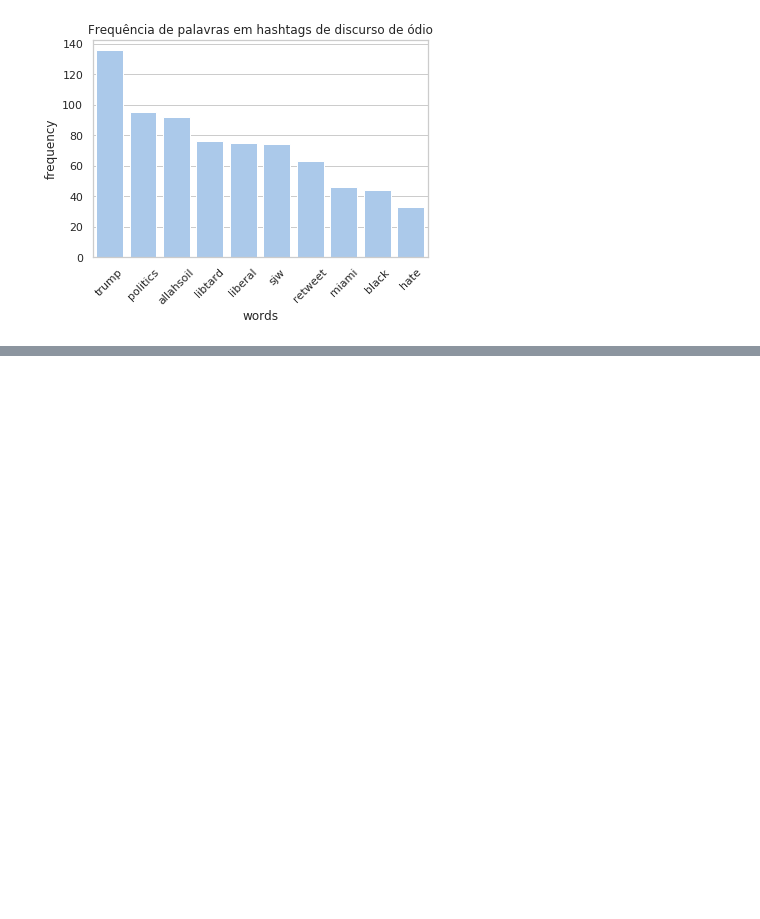
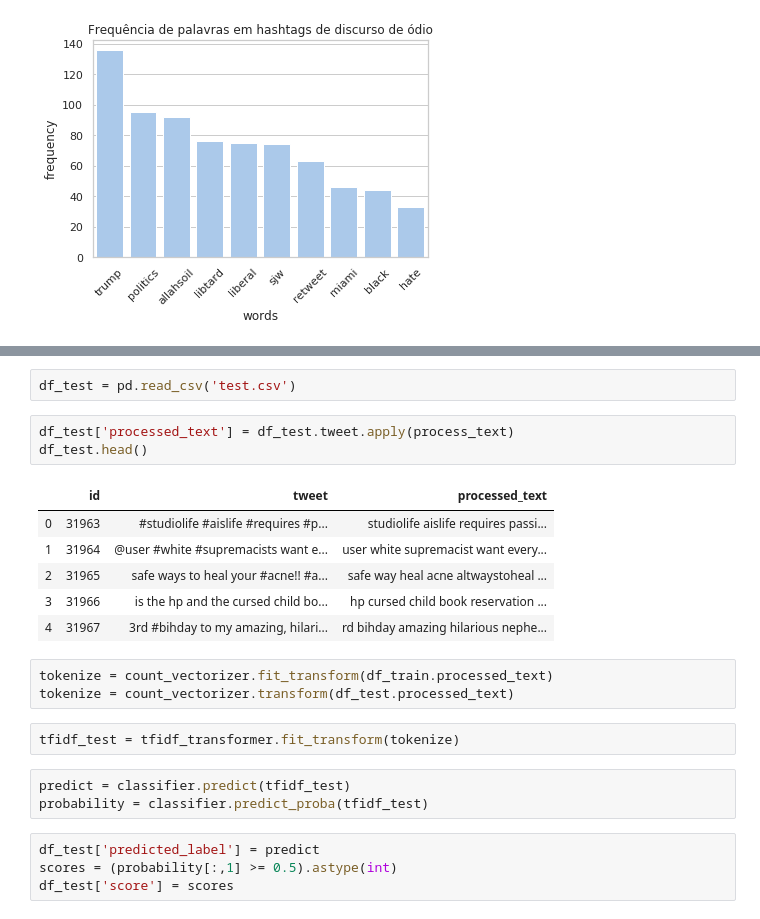
Before and after one commit to lucasdutraf/TwitterSentimentAnalysis, a Jupyter notebook: twitter_sentiment_analysis.ipynb, the cells around one changed output, grey strips where cells are left out. Drawn from its saved outputs; the diff is of its cells as text; blank space fills up the shorter version.

Commit message:
Train test dataset

```diff
--- a/twitter_sentiment_analysis.ipynb
+++ b/twitter_sentiment_analysis.ipynb
@@ -182,0 +199,24 @@ plt.show()
+# %%
+df_test = pd.read_csv('test.csv')
+# %%
+df_test['processed_text'] = df_test.tweet.apply(process_text)
+df_test.head()
+# %% [output]
+|  | id | tweet | processed_text |
+| 0 | 31963 | #studiolife #aislife #requires #p... | studiolife aislife requires passi... |
+| 1 | 31964 | @user #white #supremacists want e... | user white supremacist want every... |
+| 2 | 31965 | safe ways to heal your #acne!! #a... | safe way heal acne altwaystoheal ... |
+| 3 | 31966 | is the hp and the cursed child bo... | hp cursed child book reservation ... |
+| 4 | 31967 | 3rd #bihday to my amazing, hilari... | rd bihday amazing hilarious nephe... |
+# %%
+tokenize = count_vectorizer.fit_transform(df_train.processed_text)
+tokenize = count_vectorizer.transform(df_test.processed_text)
+# %%
+tfidf_test = tfidf_transformer.fit_transform(tokenize)
+# %%
+predict = classifier.predict(tfidf_test)
+probability = classifier.predict_proba(tfidf_test)
+# %%
+df_test['predicted_label'] = predict
+scores = (probability[:,1] >= 0.5).astype(int)
+df_test['score'] = scores
```
Also changed, not shown: parts of 16 cells of this notebook, 1 other file.
